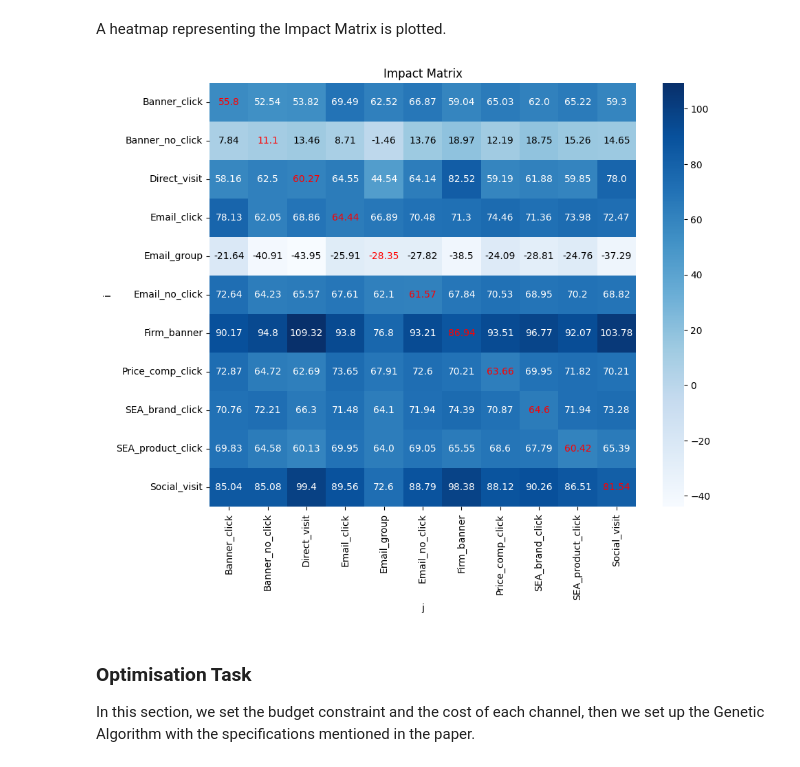
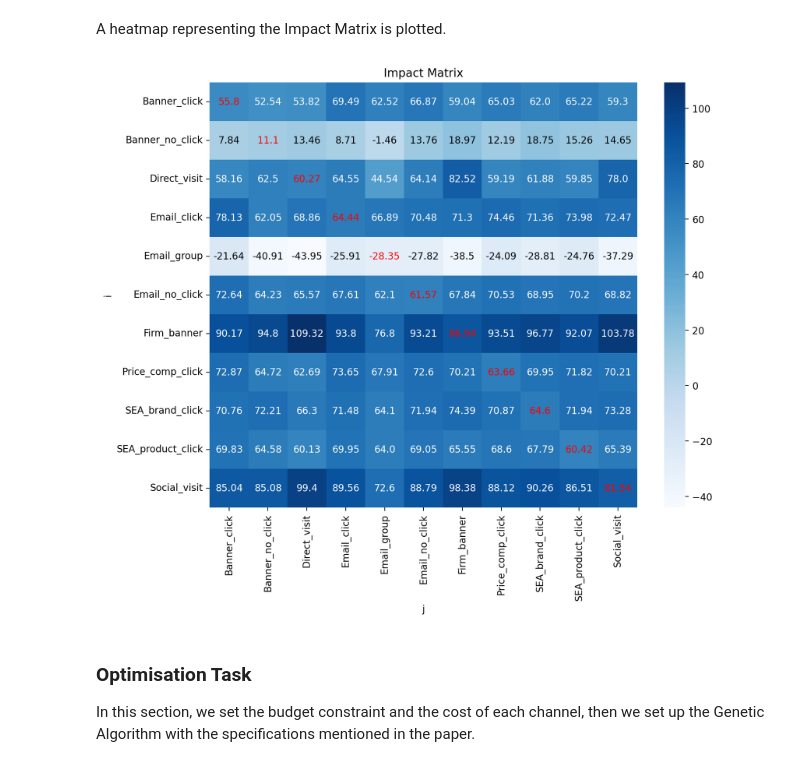
Before and after one commit to chakir7769/impact-values, a Jupyter notebook: code.ipynb, the cells around one changed output. Drawn from its saved outputs; the diff is of its cells as text; code cells hidden in the pictures.

Commit message:
Final commit
Figure quality update

```diff
--- a/code.ipynb
+++ b/code.ipynb
@@ -318,6 +319,9 @@ impact_matrix = get_impact_matrix(shapley_values, impact_values, marketing_chann
 # %% [markdown]
 A heatmap representing the Impact Matrix is plotted.
 # %%
+if platform.system() == "Darwin":
+    %config InlineBackend.figure_format="retina"  # For high DPI display
+
 channels = set()
 for pair in impact_values.keys():
     channels.update(pair)
@@ -332,34 +336,34 @@ for channel, value in shapley_values.items():
 
 plt.figure(figsize=(10, 8))
 ax = sns.heatmap(impact_matrix_df.T, cmap='Blues', annot=False)
 
 # Normalize the colormap limits
 color_min, color_max = ax.collections[0].get_clim()
 
 # Annotate non-diagonal elements with adaptive text color
 for i in range(impact_matrix_df.shape[0]):
     for j in range(impact_matrix_df.shape[1]):
         if i != j:
             value = round(impact_matrix_df.iloc[j, i], 2)  # Get the value
             rgba_color = ax.collections[0].to_rgba(impact_matrix_df.iloc[j, i])  # Get RGBA for the cell value
             luminance = 0.2126 * rgba_color[0] + 0.7152 * rgba_color[1] + 0.0722 * rgba_color[2]  # Calculate luminance
             text_color = "white" if luminance < 0.7 else "black"  # Choose white for dark cells, black for light
             ax.text(j + 0.5, i + 0.5, value, ha="center", va="center", color=text_color)
 
 # Annotate diagonal elements in red
 for i in range(impact_matrix_df.shape[0]):
     text = ax.text(i + 0.5, i + 0.5, round(impact_matrix_df.iloc[i, i], 2),
                    ha="center", va="center", color="red")
 
 ax.set_xlabel('j')
 ax.set_ylabel('i')
 
 plt.savefig("plot.png")
 
 plt.title("Impact Matrix")
 plt.show()
 # %% [output]
-[figure, old version]
+[figure, new version]
 # %% [markdown]
 ### Optimisation Task
 
```
Also changed, not shown: parts of 1 cell of this notebook, 2 other files.
